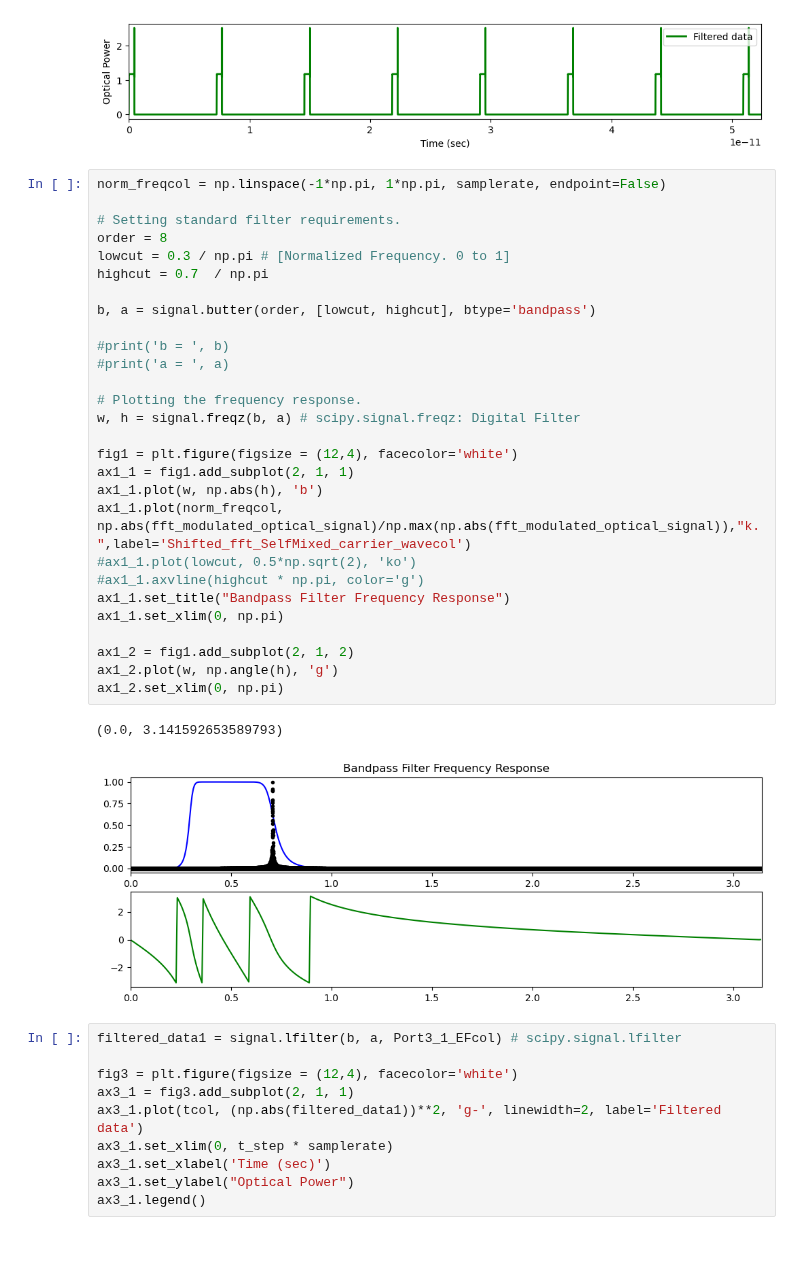
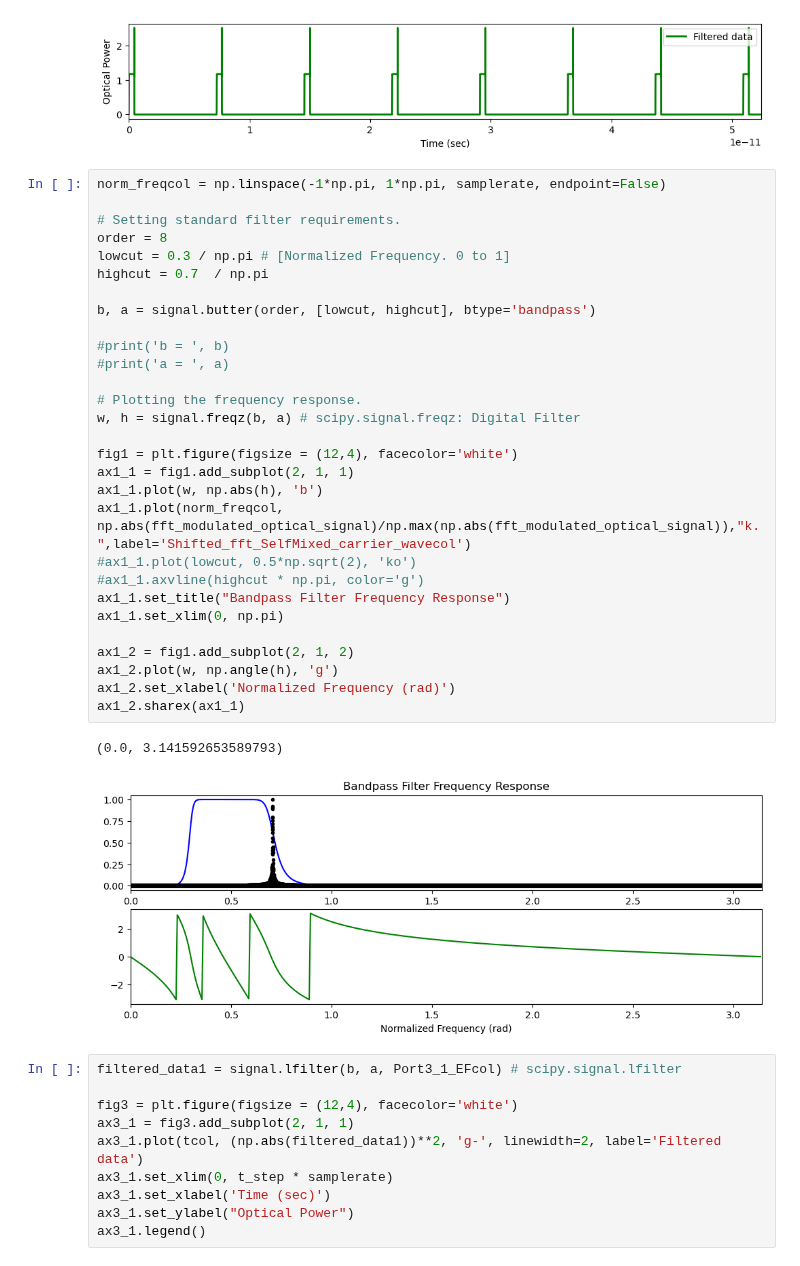
Before and after one commit to tacticstactics/Optical-pulse-broadening, a Jupyter notebook: optical_pulse_broadening_optical_filter.ipynb, the cells around one changed output. Saved outputs shown, nothing was run; the diff lists cells and outputs as text.

```diff
--- a/optical_pulse_broadening_optical_filter.ipynb
+++ b/optical_pulse_broadening_optical_filter.ipynb
@@ -576,34 +576,35 @@ ax3_1.legend()
 # %%
 norm_freqcol = np.linspace(-1*np.pi, 1*np.pi, samplerate, endpoint=False)
 
 # Setting standard filter requirements.
 order = 8
 lowcut = 0.3 / np.pi # [Normalized Frequency. 0 to 1]
 highcut = 0.7  / np.pi
 
 b, a = signal.butter(order, [lowcut, highcut], btype='bandpass')
 
 #print('b = ', b)
 #print('a = ', a)
 
 # Plotting the frequency response.
 w, h = signal.freqz(b, a) # scipy.signal.freqz: Digital Filter
 
 fig1 = plt.figure(figsize = (12,4), facecolor='white')
 ax1_1 = fig1.add_subplot(2, 1, 1)
 ax1_1.plot(w, np.abs(h), 'b')
 ax1_1.plot(norm_freqcol, np.abs(fft_modulated_optical_signal)/np.max(np.abs(fft_modulated_optical_signal)),"k.",label='Shifted_fft_SelfMixed_carrier_wavecol')
 #ax1_1.plot(lowcut, 0.5*np.sqrt(2), 'ko')
 #ax1_1.axvline(highcut * np.pi, color='g')
 ax1_1.set_title("Bandpass Filter Frequency Response")
 ax1_1.set_xlim(0, np.pi)
 
 ax1_2 = fig1.add_subplot(2, 1, 2)
 ax1_2.plot(w, np.angle(h), 'g')
-ax1_2.set_xlim(0, np.pi)
+ax1_2.set_xlabel('Normalized Frequency (rad)')
+ax1_2.sharex(ax1_1)
 # %% [output]
 (0.0, 3.141592653589793)
-[figure, old version]
+[figure, new version]
 # %%
 filtered_data1 = signal.lfilter(b, a, Port3_1_EFcol) # scipy.signal.lfilter
 
```
